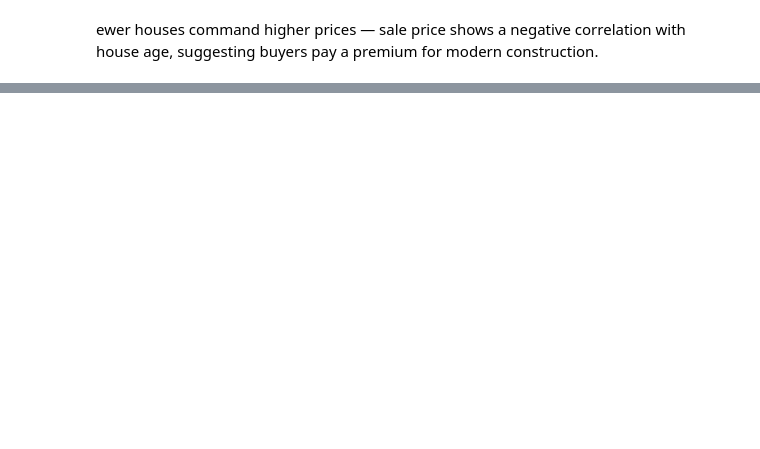
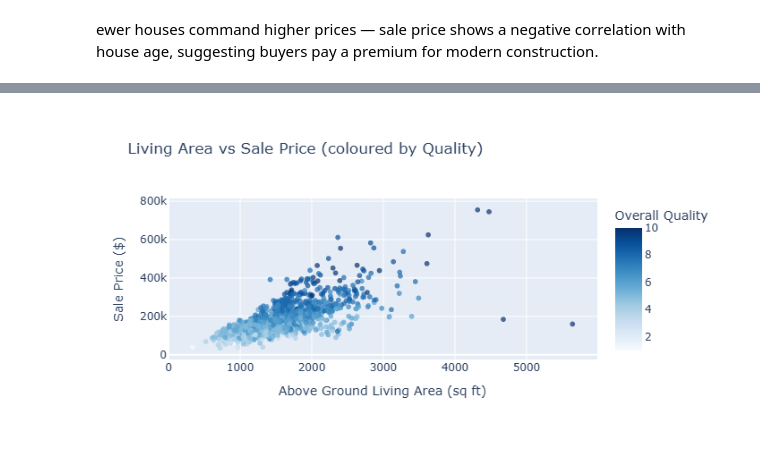
Before and after one commit to marian12-glitch/data-analytics-portfolio, a Jupyter notebook: week3/Houseprices(1).ipynb, the cells around one changed output, grey strips where cells are left out. Drawn from its saved outputs; the diff is of its cells as text; code cells hidden in the pictures; blank space fills up the shorter version.

```diff
--- a/week3/Houseprices(1).ipynb
+++ b/week3/Houseprices(1).ipynb
@@ -236,0 +288,18 @@ ewer houses command higher prices — sale price shows a negative correlation wi
+# %%
+fig = px.scatter(
+    df,
+    x='GrLivArea',
+    y='SalePrice',
+    color='OverallQual',
+    title='Living Area vs Sale Price (coloured by Quality)',
+    labels={
+        'GrLivArea': 'Above Ground Living Area (sq ft)',
+        'SalePrice': 'Sale Price ($)',
+        'OverallQual': 'Overall Quality'
+    },
+    color_continuous_scale='Blues',
+    opacity=0.7
+)
+fig.show()
+# %% [output]
+[figure, added]
```
Also changed, not shown: parts of 18 cells of this notebook.
